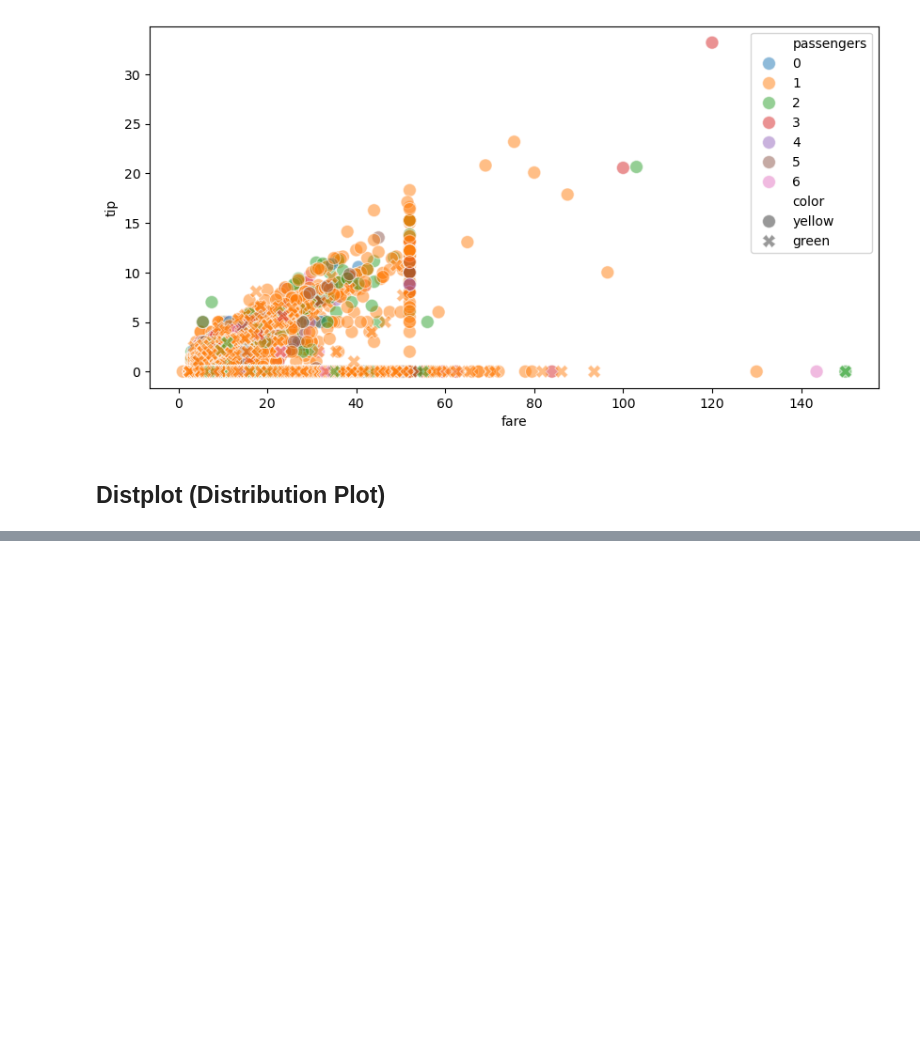
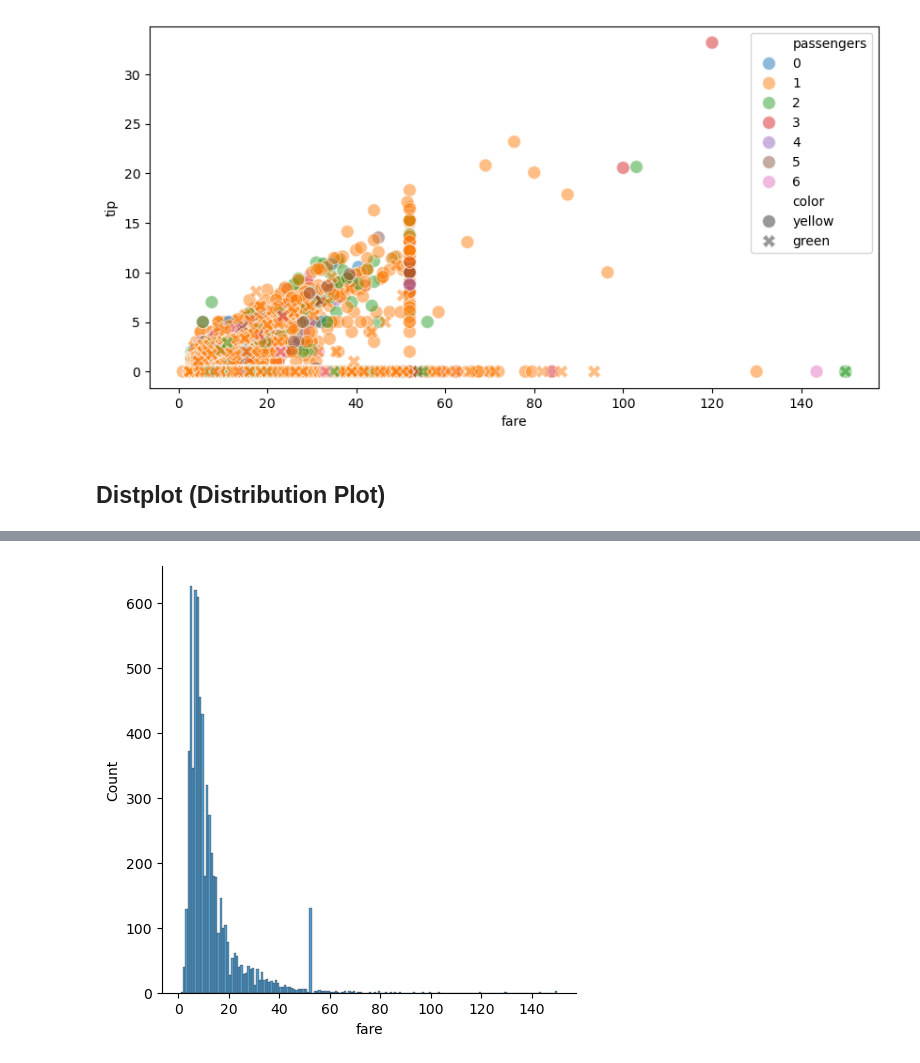
Before and after one commit to mustafacelik-86/expert-octo-journey, a Jupyter notebook: Seaborn Classes.ipynb, the cells around one changed output, grey strips where cells are left out. Cells and saved outputs as stored; diff of their text form; code cells hidden in the pictures; blank space fills up the shorter version.

```diff
--- a/Seaborn Classes.ipynb
+++ b/Seaborn Classes.ipynb
@@ -194,0 +215,7 @@ plt.show()
+# %%
+# dist, hist'ten türediği için tip olarak onu da içermiş
+
+sns.displot(data = taxis, x = "fare", kind = "hist")
+plt.show()
+# %% [output]
+[figure, added]
```
Also changed, not shown: parts of 62 cells of this notebook.
